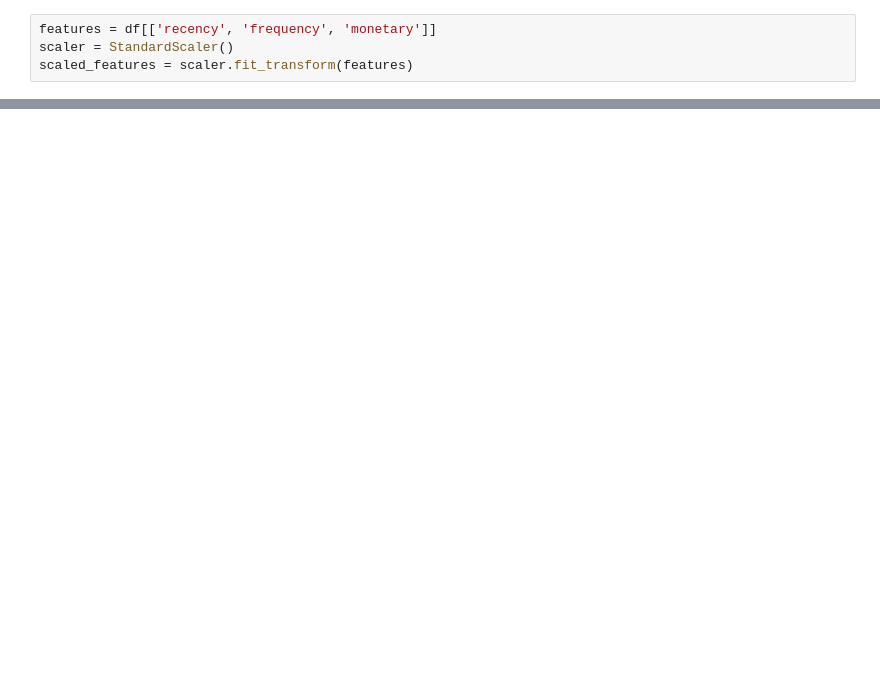
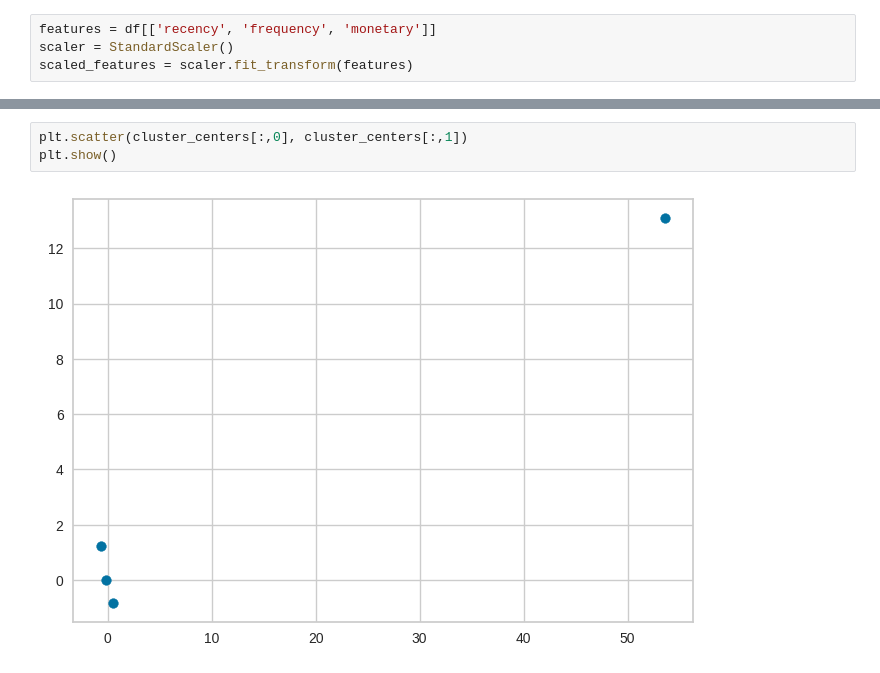
Before and after one commit to emissilva/challenge-clickbus, a Jupyter notebook: scripts/analises/analise.ipynb, the cells around one changed output, grey strips where cells are left out. Drawn from its saved outputs; the diff is of its cells as text; blank space fills up the shorter version.

```diff
--- a/scripts/analises/analise.ipynb
+++ b/scripts/analises/analise.ipynb
@@ -45,0 +115,5 @@ visualizer_silhouette.show()
+# %%
+plt.scatter(cluster_centers[:,0], cluster_centers[:,1])
+plt.show()
+# %% [output]
+[figure, added]
```
Also changed, not shown: parts of 13 cells of this notebook.
